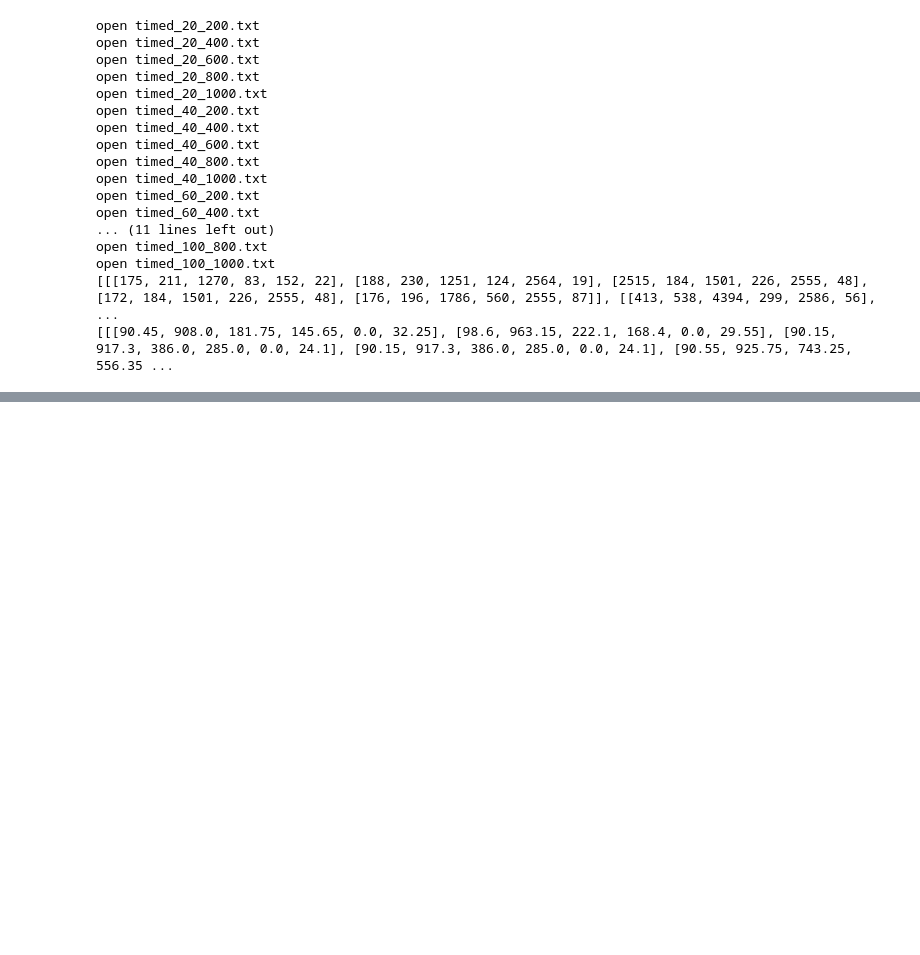
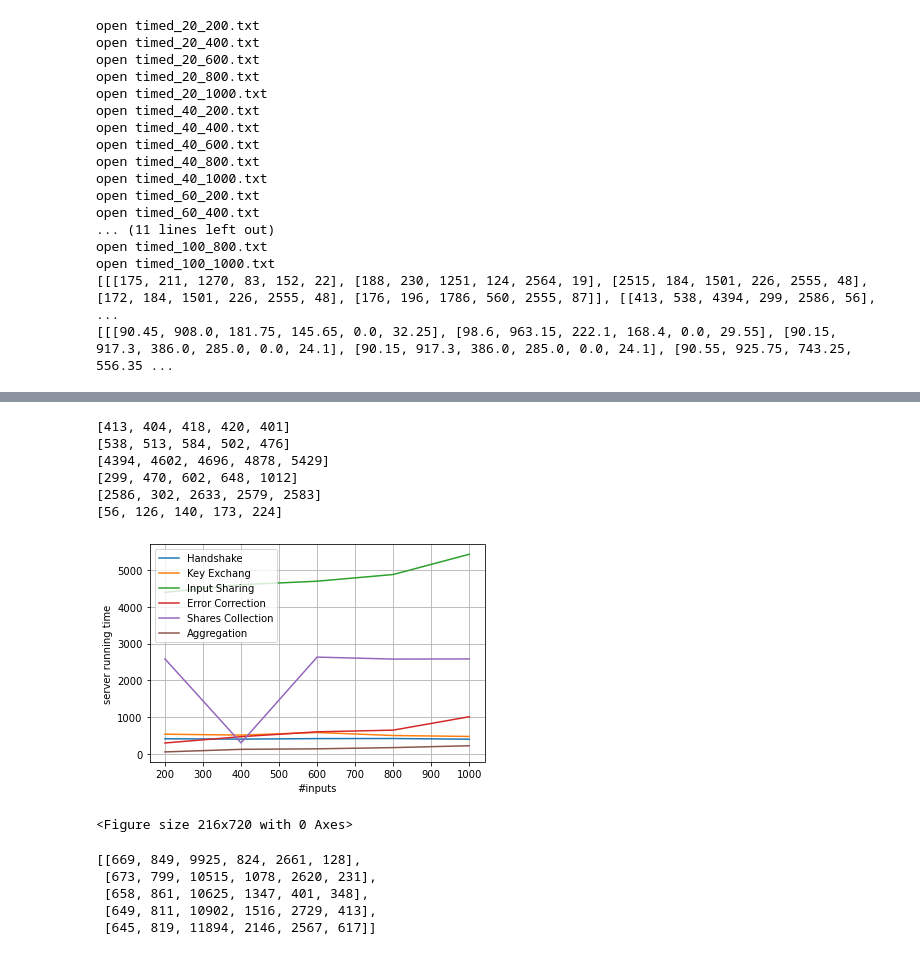
Before and after one commit to CeciliaZ030/secure-aggregation, a Jupyter notebook: output/process_time_data.ipynb, the cells around one changed output, grey strips where cells are left out. Drawn from its saved outputs; the diff is of its cells as text; code cells hidden in the pictures; blank space fills up the shorter version.

```diff
--- a/output/process_time_data.ipynb
+++ b/output/process_time_data.ipynb
@@ -85,0 +86,48 @@ AttributeError: 'AxesSubplot' object has no property 'width'
+# %%
+# Data for plotting
+x = [200,400,600,800,1000]
+fig, ax = plt.subplots()
+
+y = [ysub[0] for ysub in s_table[1]]
+print(y)
+ax.plot(x, y, label = "Handshake")
+y = [ysub[1] for ysub in s_table[1]]
+print(y)
+ax.plot(x, y, label = "Key Exchang")
+y = [ysub[2] for ysub in s_table[1]]
+print(y)
+ax.plot(x, y, label = "Input Sharing")
+y = [ysub[3] for ysub in s_table[1]]
+print(y)
+ax.plot(x, y, label = "Error Correction")
+y = [ysub[4] for ysub in s_table[1]]
+print(y)
+ax.plot(x, y, label = "Shares Collection")
+y = [ysub[5] for ysub in s_table[1]]
+print(y)
+ax.plot(x, y, label = "Aggregation")
+#y = [c_sub[-1] for c_sub in s_table]
+
+ax.set(xlabel='#inputs', ylabel='server running time')
+ax.grid()
+plt.legend(loc="upper left")
+plt.figure(figsize=(3,10))
+fig.savefig("test.png")
+plt.show()
+# %% [output]
+[413, 404, 418, 420, 401]
+[538, 513, 584, 502, 476]
+[4394, 4602, 4696, 4878, 5429]
+[299, 470, 602, 648, 1012]
+[2586, 302, 2633, 2579, 2583]
+[56, 126, 140, 173, 224]
+[figure, added]
+<Figure size 216x720 with 0 Axes>
+# %%
+s_table[1][0]
+# %% [output]
+[[669, 849, 9925, 824, 2661, 128],
+ [673, 799, 10515, 1078, 2620, 231],
+ [658, 861, 10625, 1347, 401, 348],
+ [649, 811, 10902, 1516, 2729, 413],
+ [645, 819, 11894, 2146, 2567, 617]]
```
Also changed, not shown: parts of 1 cell of this notebook, 1 other file.
